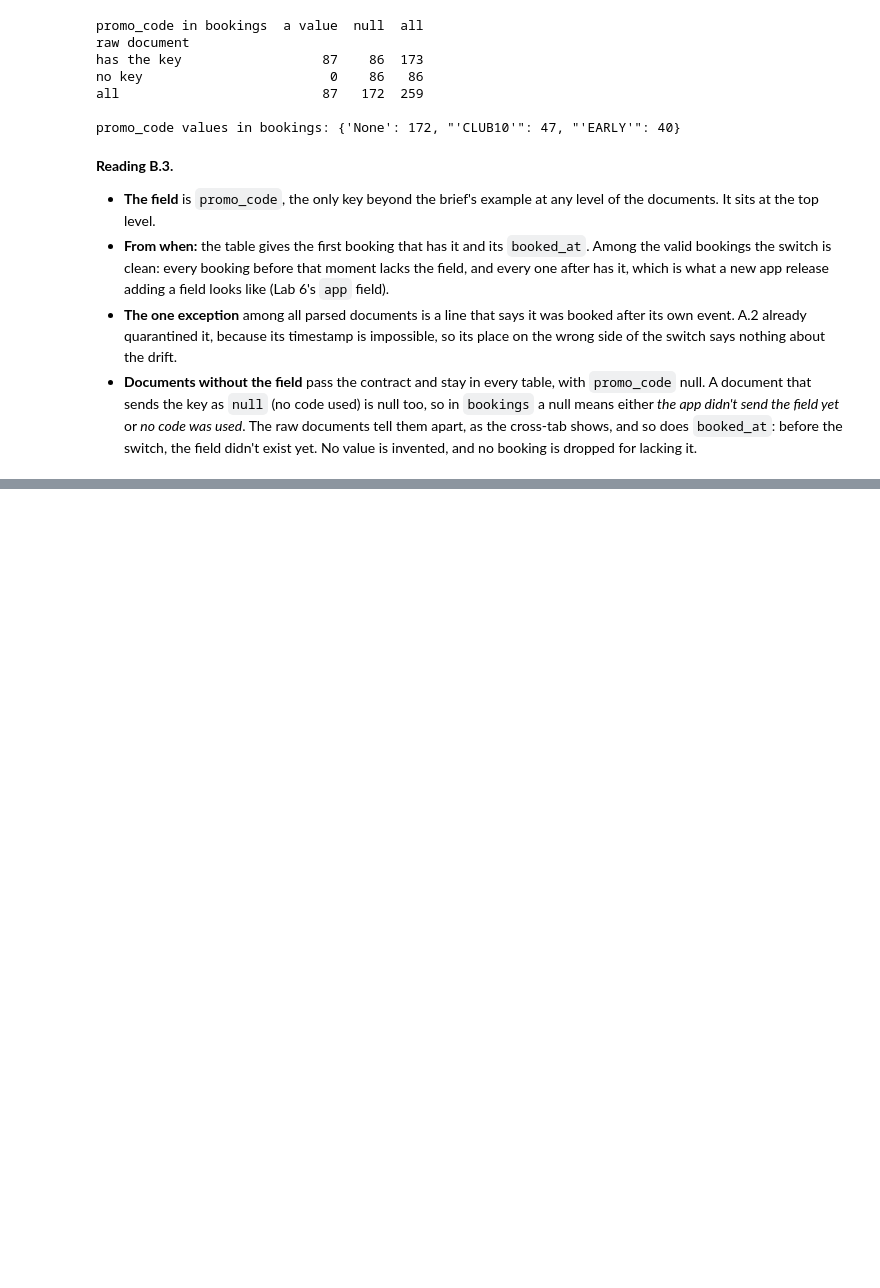
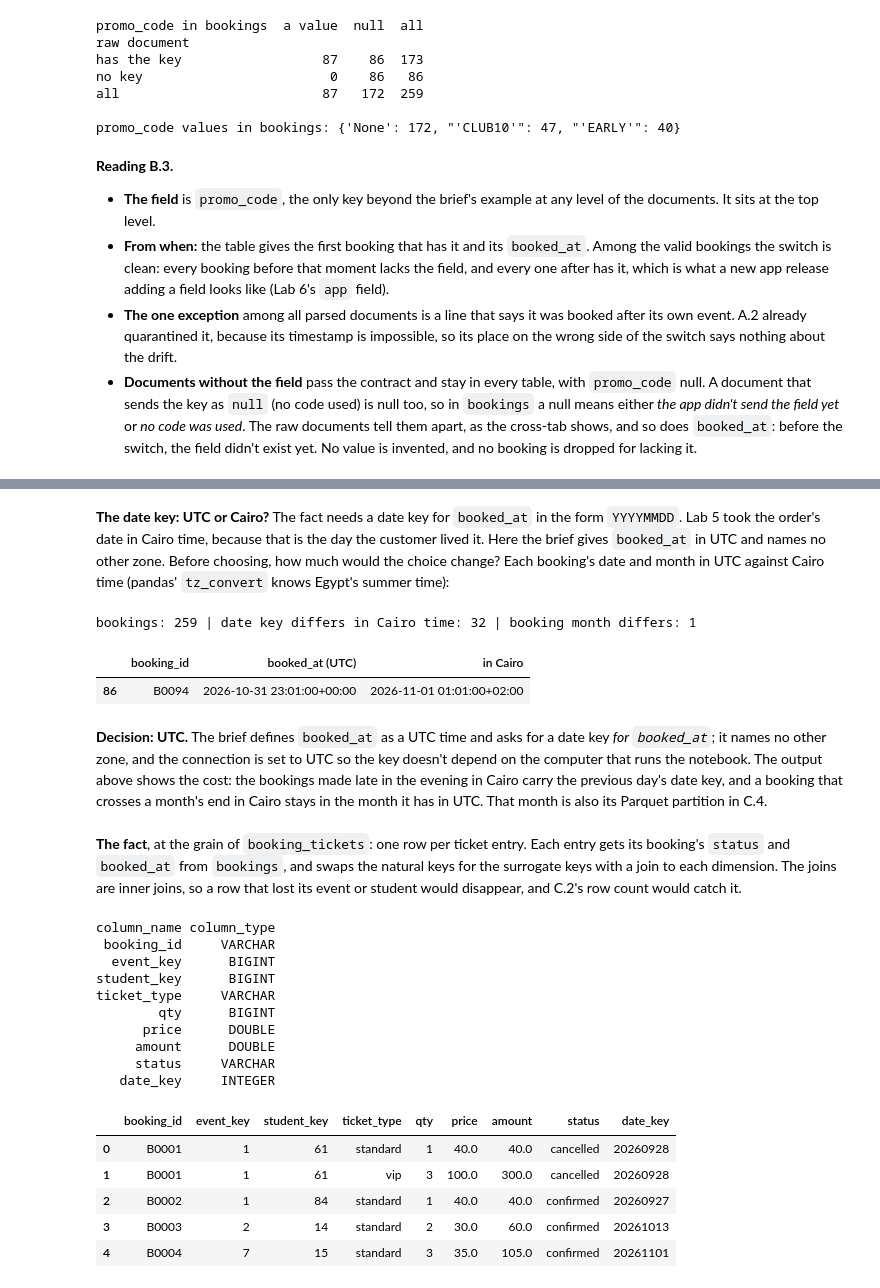
Before and after one commit to DanEhab/daniel-ehab_58-3825_MET-02_task2, a Jupyter notebook: task2.ipynb, the cells around one changed output, grey strips where cells are left out. Saved outputs shown, nothing was run; the diff lists cells and outputs as text; code cells hidden in the pictures; blank space fills up the shorter version.

```diff
--- a/task2.ipynb
+++ b/task2.ipynb
@@ -1072,0 +1165,54 @@ promo_code values in bookings: {'None': 172, "'CLUB10'": 47, "'EARLY'": 40}
+# %% [markdown]
+**The date key: UTC or Cairo?** The fact needs a date key for `booked_at` in the form `YYYYMMDD`. Lab 5 took the order's date in Cairo time, because that is the day the customer lived it. Here the brief gives `booked_at` in UTC and names no other zone. Before choosing, how much would the choice change? Each booking's date and month in UTC against Cairo time (pandas' `tz_convert` knows Egypt's summer time):
+# %%
+utc_time = bookings["booked_at"]
+cairo_time = utc_time.dt.tz_convert("Africa/Cairo")
+day_moves = utc_time.dt.strftime("%Y%m%d") != cairo_time.dt.strftime("%Y%m%d")
+month_moves = utc_time.dt.strftime("%Y-%m") != cairo_time.dt.strftime("%Y-%m")
+print("bookings:", len(bookings), "| date key differs in Cairo time:", day_moves.sum(), "| booking month differs:", month_moves.sum())
+pd.DataFrame({"booking_id": bookings["booking_id"], "booked_at (UTC)": utc_time, "in Cairo": cairo_time})[month_moves]
+# %% [output]
+bookings: 259 | date key differs in Cairo time: 32 | booking month differs: 1
+|  | booking_id | booked_at (UTC) | in Cairo |
+| 86 | B0094 | 2026-10-31 23:01:00+00:00 | 2026-11-01 01:01:00+02:00 |
+# %% [markdown]
+**Decision: UTC.** The brief defines `booked_at` as a UTC time and asks for a date key *for `booked_at`*; it names no other zone, and the connection is set to UTC so the key doesn't depend on the computer that runs the notebook. The output above shows the cost: the bookings made late in the evening in Cairo carry the previous day's date key, and a booking that crosses a month's end in Cairo stays in the month it has in UTC. That month is also its Parquet partition in C.4.
+# %% [markdown]
+**The fact**, at the grain of `booking_tickets`: one row per ticket entry. Each entry gets its booking's `status` and `booked_at` from `bookings`, and swaps the natural keys for the surrogate keys with a join to each dimension. The joins are inner joins, so a row that lost its event or student would disappear, and C.2's row count would catch it.
+# %%
+con.sql("""
+    create or replace table fact_ticket_sales as
+    select t.booking_id,
+           e.event_key,
+           s.student_key,
+           t.type   as ticket_type,
+           t.qty,
+           t.price,
+           t.amount,
+           b.status,
+           strftime(b.booked_at, '%Y%m%d')::int as date_key
+    from booking_tickets t
+    join bookings    b on b.booking_id = t.booking_id
+    join dim_event   e on e.event_id   = b.event_id
+    join dim_student s on s.student_id = b.student_id
+    order by t.booking_id, t.type
+""")
+print(con.sql("describe fact_ticket_sales").df()[["column_name", "column_type"]].to_string(index=False), "\n")
+con.sql("select * from fact_ticket_sales limit 5").df()
+# %% [output]
+column_name column_type
+ booking_id     VARCHAR
+  event_key      BIGINT
+student_key      BIGINT
+ticket_type     VARCHAR
+        qty      BIGINT
+      price      DOUBLE
+     amount      DOUBLE
+     status     VARCHAR
+   date_key     INTEGER
+|  | booking_id | event_key | student_key | ticket_type | qty | price | amount | status | date_key |
+| 0 | B0001 | 1 | 61 | standard | 1 | 40.0 | 40.0 | cancelled | 20260928 |
+| 1 | B0001 | 1 | 61 | vip | 3 | 100.0 | 300.0 | cancelled | 20260928 |
+| 2 | B0002 | 1 | 84 | standard | 1 | 40.0 | 40.0 | confirmed | 20260927 |
+| 3 | B0003 | 2 | 14 | standard | 2 | 30.0 | 60.0 | confirmed | 20261013 |
+| 4 | B0004 | 7 | 15 | standard | 3 | 35.0 | 105.0 | confirmed | 20261101 |
```
Also changed, not shown: parts of 9 cells of this notebook.
